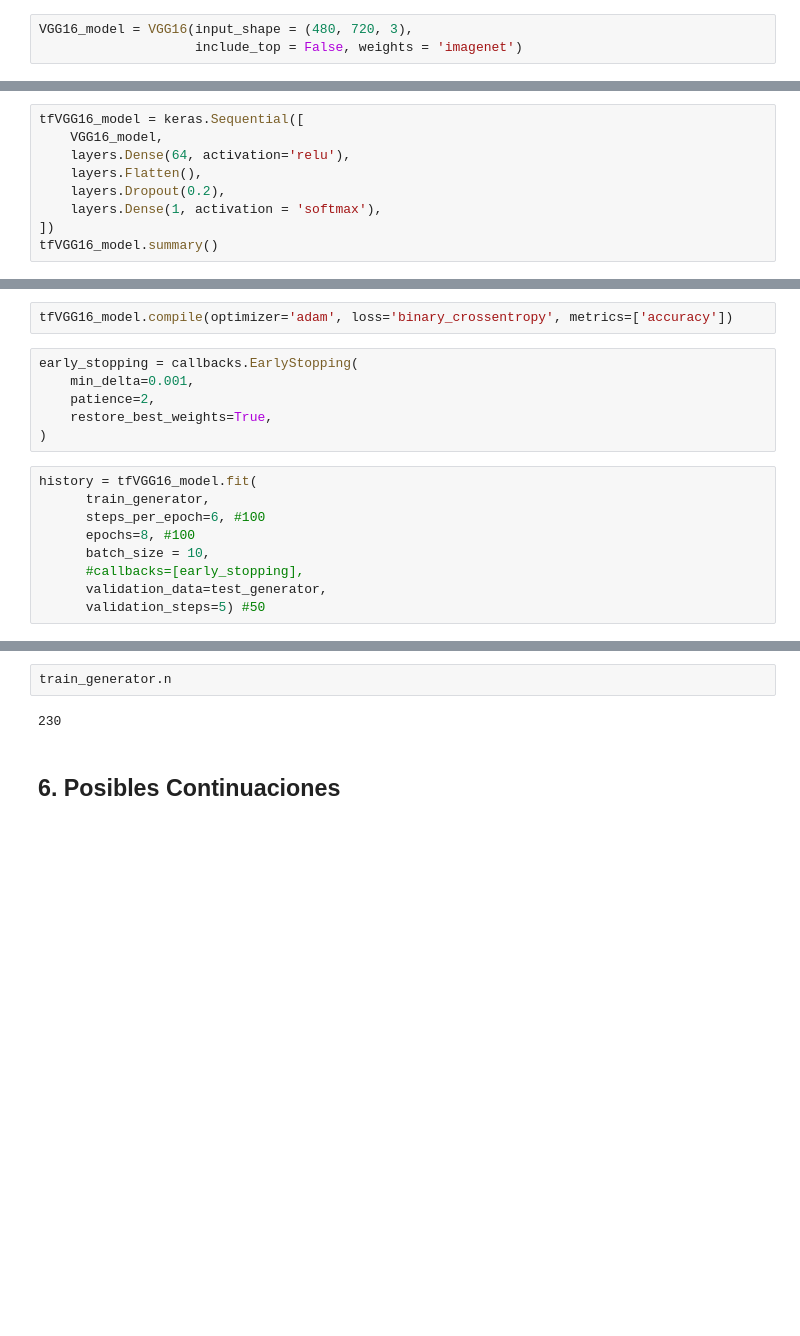
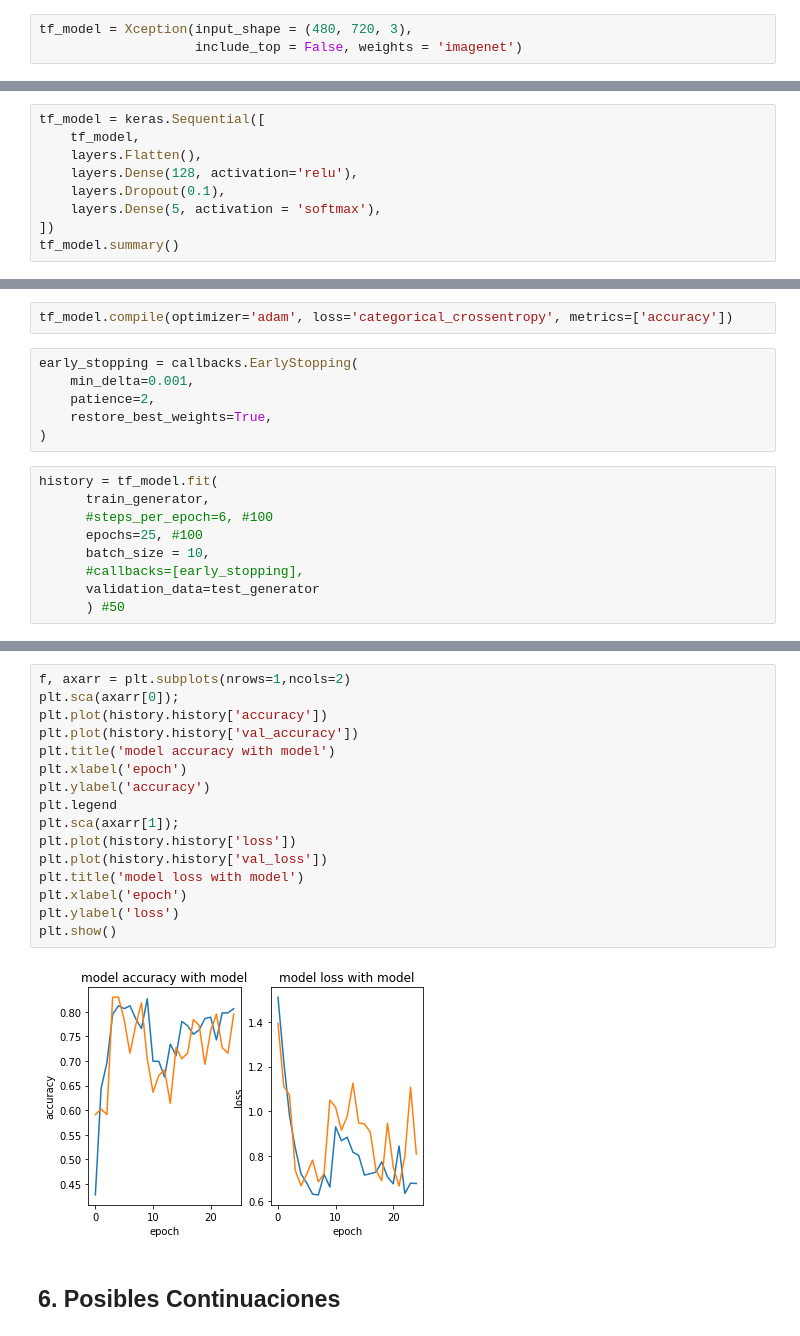
Before and after one commit to rodriguezg-alvaro/Sign_Language_Project, a Jupyter notebook: Code/Project.ipynb, the cells around one changed output, grey strips where cells are left out. Cells and saved outputs as stored; diff of their text form; blank space fills up the shorter version.

Commit message:
Xception

```diff
--- a/Code/Project.ipynb
+++ b/Code/Project.ipynb
@@ -461,5 +478,5 @@ Found 58 images belonging to 2 classes.
 # %% [markdown]
 Utilizamos ahora la red VGG16
 # %%
-VGG16_model = VGG16(input_shape = (480, 720, 3),
+tf_model = Xception(input_shape = (480, 720, 3),
                     include_top = False, weights = 'imagenet')
@@ -474,12 +495,12 @@ for layer in freezed_layers:
 # %% [markdown]
 Añadimos una nueva capa densa, dropout y una última capa con 2 salidas
 # %%
-tfVGG16_model = keras.Sequential([
-    VGG16_model,
-    layers.Dense(64, activation='relu'),
+tf_model = keras.Sequential([
+    tf_model,
     layers.Flatten(),
-    layers.Dropout(0.2),
-    layers.Dense(1, activation = 'softmax'),
+    layers.Dense(128, activation='relu'),
+    layers.Dropout(0.1),
+    layers.Dense(5, activation = 'softmax'),
 ])
-tfVGG16_model.summary()
+tf_model.summary()
 # %% [output]
@@ -504,6 +525,6 @@ Non-trainable params: 12,354,880
 _________________________________________________________________
 # %%
-tfVGG16_model.compile(optimizer='adam', loss='binary_crossentropy', metrics=['accuracy'])
+tf_model.compile(optimizer='adam', loss='categorical_crossentropy', metrics=['accuracy'])
 # %%
 early_stopping = callbacks.EarlyStopping(
     min_delta=0.001,
@@ -511,12 +532,12 @@ early_stopping = callbacks.EarlyStopping(
     restore_best_weights=True,
 )
 # %%
-history = tfVGG16_model.fit(
+history = tf_model.fit(
       train_generator,
-      steps_per_epoch=6, #100
-      epochs=8, #100
+      #steps_per_epoch=6, #100
+      epochs=25, #100
       batch_size = 10,
       #callbacks=[early_stopping],
-      validation_data=test_generator,
-      validation_steps=5) #50
+      validation_data=test_generator
+      ) #50
 # %% [output]
@@ -527,7 +561,21 @@ WARNING:tensorflow:Your input ran out of data; interrupting training. Make sure
-# %%
-train_generator.n
-# %% [output]
-230
+# %%
+f, axarr = plt.subplots(nrows=1,ncols=2)
+plt.sca(axarr[0]);
+plt.plot(history.history['accuracy'])
+plt.plot(history.history['val_accuracy'])
+plt.title('model accuracy with model')
+plt.xlabel('epoch')
+plt.ylabel('accuracy')
+plt.legend
+plt.sca(axarr[1]);
+plt.plot(history.history['loss'])
+plt.plot(history.history['val_loss'])
+plt.title('model loss with model')
+plt.xlabel('epoch')
+plt.ylabel('loss')
+plt.show()
+# %% [output]
+[figure, added]
 # %% [markdown]
 ## 6. Posibles Continuaciones
 # %% [markdown]
```
Also changed, not shown: parts of 11 cells of this notebook, 1 other file.
